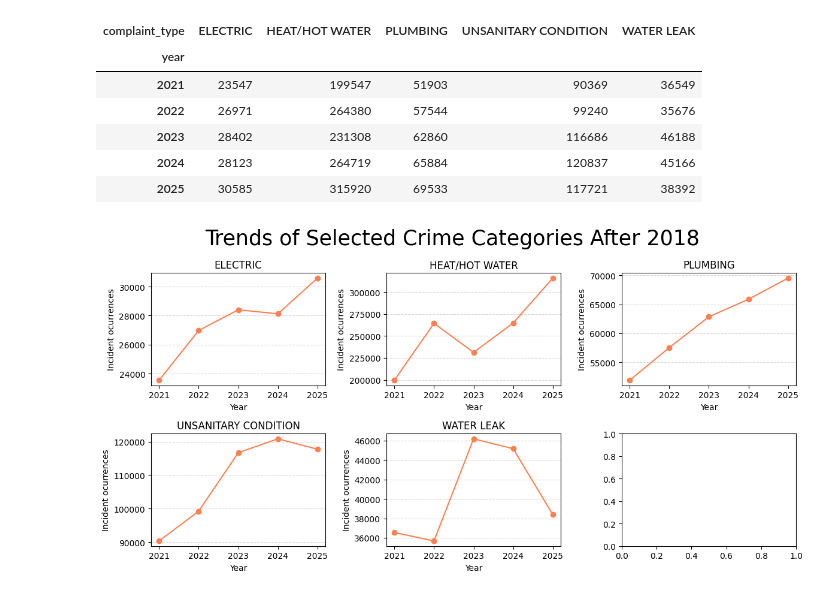
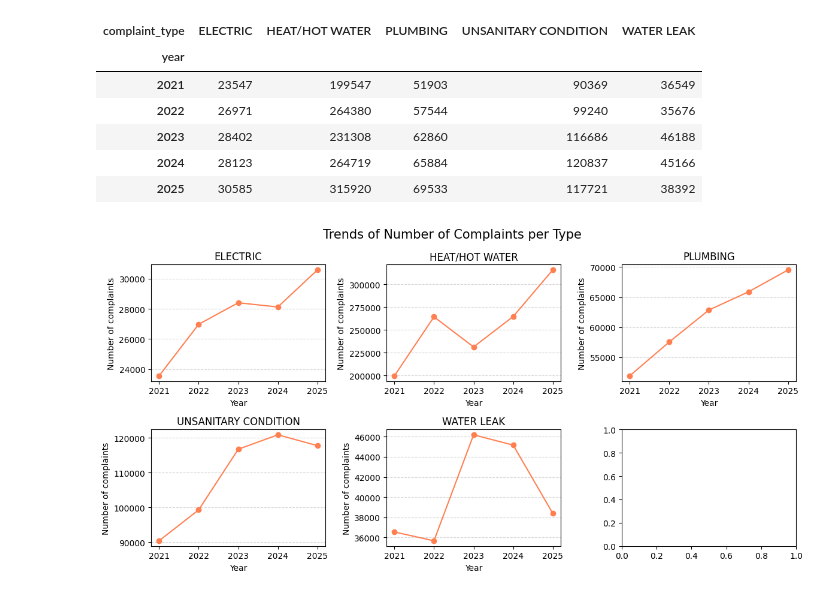
Before and after one commit to mariatmvendas/sdata_project, a Jupyter notebook: analysis_complaints.ipynb, the cells around one changed output. Saved outputs shown, nothing was run; the diff lists cells and outputs as text; code cells hidden in the pictures.

```diff
--- a/analysis_complaints.ipynb
+++ b/analysis_complaints.ipynb
@@ -100,22 +100,22 @@ year_type
 # %%
 comp_types = year_type.columns.tolist()
 years = sorted(year_type.index.tolist())
 
 fig, axes = plt.subplots(2, 3, figsize=(12, 6), )
 axes = axes.flatten()
 
 for i in range(len(comp_types)):
     cat=comp_types[i]
     values=year_type[cat].values
 
     axes[i].plot(years, values, color="coral", marker='o')
     axes[i].set_title(cat)
     axes[i].set_xlabel("Year")
-    axes[i].set_ylabel("Incident ocurrences")
+    axes[i].set_ylabel("Number of complaints")
     axes[i].grid(axis='y', linestyle='--', alpha=0.5)
 
-plt.suptitle("Trends of Selected Crime Categories After 2018", fontsize=25)
+plt.suptitle("Trends of Number of Complaints per Type", fontsize=15)
 plt.tight_layout()
 plt.show()
 # %% [output]
-[figure, old version]
+[figure, new version]
```
Also changed, not shown: parts of 7 cells of this notebook.
